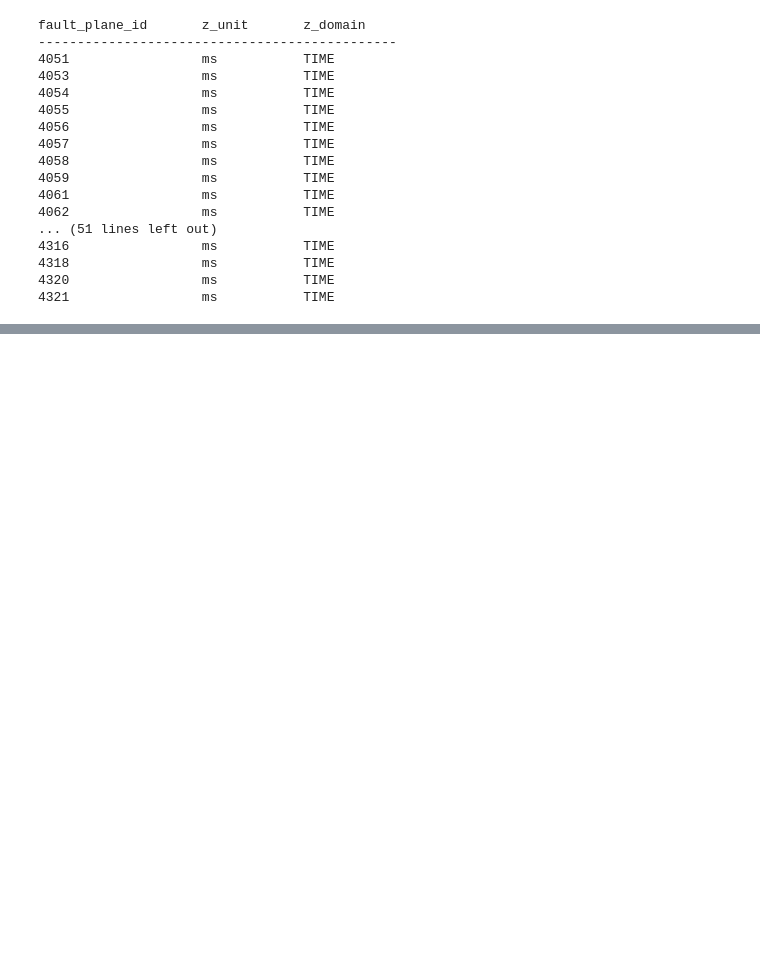
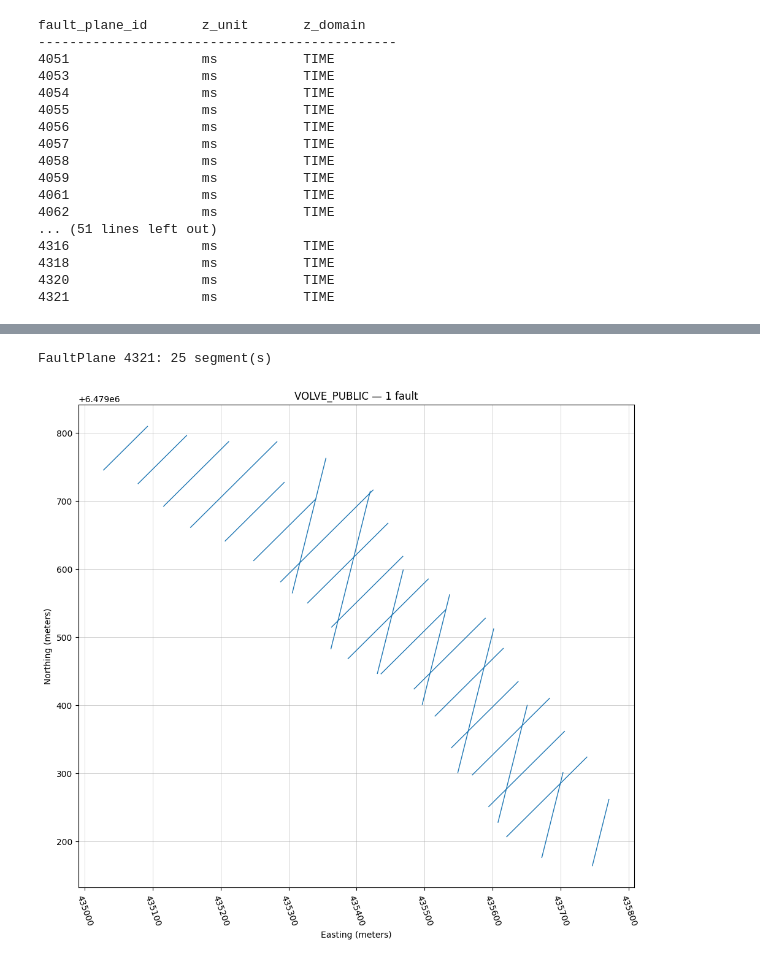
Before and after one commit to equinor/dsis-python-client, a Jupyter notebook: docs/notebooks/fetch_faults_with_dsis_client.ipynb, the cells around one changed output, grey strips where cells are left out. Drawn from its saved outputs; the diff is of its cells as text; code cells hidden in the pictures; blank space fills up the shorter version.

Commit message:
feat: add more resources to fault data in dsis

```diff
--- a/docs/notebooks/fetch_faults_with_dsis_client.ipynb
+++ b/docs/notebooks/fetch_faults_with_dsis_client.ipynb
@@ -172,0 +206,22 @@ fault_plane_id       z_unit       z_domain
+# %%
+# Set to the fault_plane_id you want to inspect (e.g. one from the table above)
+FAULT_PLANE_ID = 4321
+
+query_single_plane = (
+    QueryBuilder(**qkw)
+    .schema("FaultSegment")
+    .filter(f"fault_plane_id eq {FAULT_PLANE_ID}")
+)
+
+plane_segments: list[dict] = [
+    seg
+    for seg in dsis_client.execute_query(query_single_plane, timeout=250)
+    if seg.get("values")
+]
+print(f"FaultPlane {FAULT_PLANE_ID}: {len(plane_segments)} segment(s)")
+# %% [output]
+FaultPlane 4321: 25 segment(s)
+# %%
+plot_fault_map(plane_segments)
+# %% [output]
+[figure, added]
```
Also changed, not shown: parts of 14 cells of this notebook.
